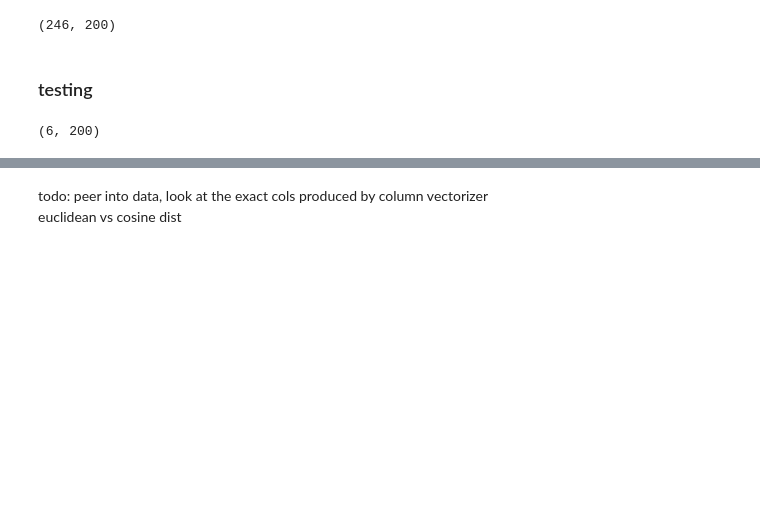
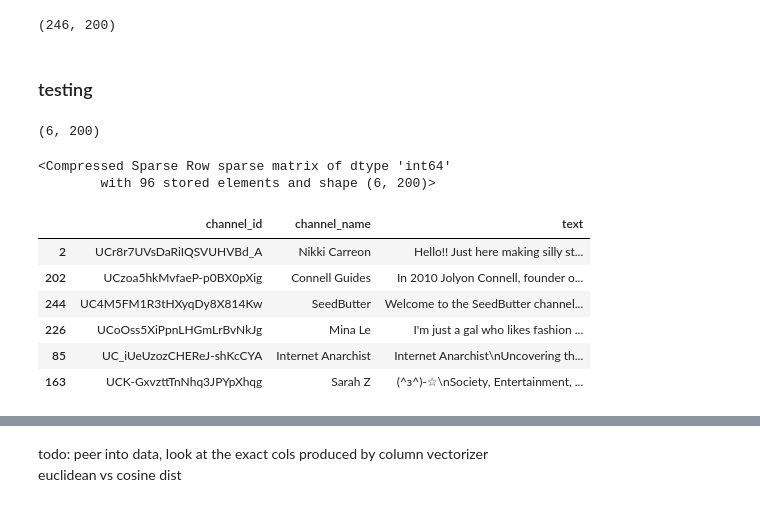
Before and after one commit to ricd99/ytrec, a Jupyter notebook: notebooks/model/ve_no_description.ipynb, the cells around one changed output, grey strips where cells are left out. Drawn from its saved outputs; the diff is of its cells as text; code cells hidden in the pictures; blank space fills up the shorter version.

```diff
--- a/notebooks/model/ve_no_description.ipynb
+++ b/notebooks/model/ve_no_description.ipynb
@@ -582,3 +578,18 @@ def channel_finder(df_test_pp, df_test, df_train):
         for ind, dist in zip(indices[0], distances[0]):
             print(f"{df_train["channel_name"].iloc[ind]} ({dist:.4f})")
         print("======================================\n")
+# %%
+df_big_test_pp
+# %% [output]
+<Compressed Sparse Row sparse matrix of dtype 'int64'
+        with 96 stored elements and shape (6, 200)>
+# %%
+df_big_test
+# %% [output]
+|  | channel_id | channel_name | text |
+| 2 | UCr8r7UVsDaRiIQSVUHVBd_A | Nikki Carreon | Hello!! Just here making silly st... |
+| 202 | UCzoa5hkMvfaeP-p0BX0pXig | Connell Guides | In 2010 Jolyon Connell, founder o... |
+| 244 | UC4M5FM1R3tHXyqDy8X814Kw | SeedButter | Welcome to the SeedButter channel... |
+| 226 | UCoOss5XiPpnLHGmLrBvNkJg | Mina Le | I'm just a gal who likes fashion ... |
+| 85 | UC_iUeUzozCHEReJ-shKcCYA | Internet Anarchist | Internet Anarchist\nUncovering th... |
+| 163 | UCK-GxvzttTnNhq3JPYpXhqg | Sarah Z | (^з^)-☆\nSociety, Entertainment, ... |
```
Also changed, not shown: parts of 5 cells of this notebook.
